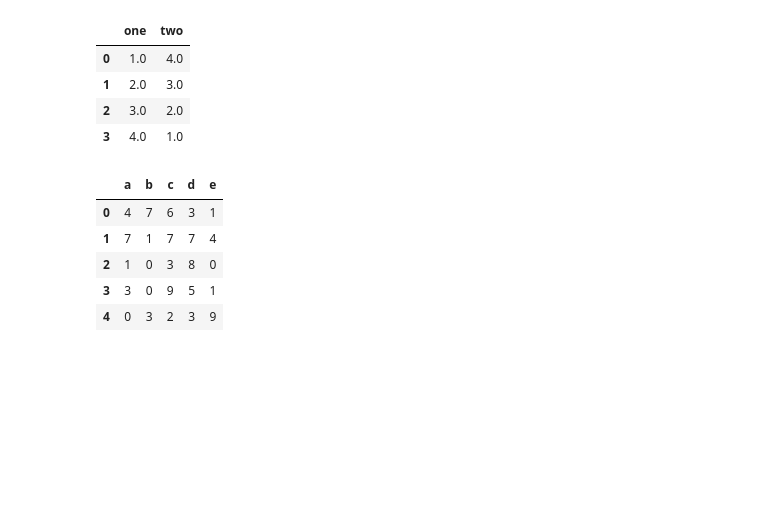
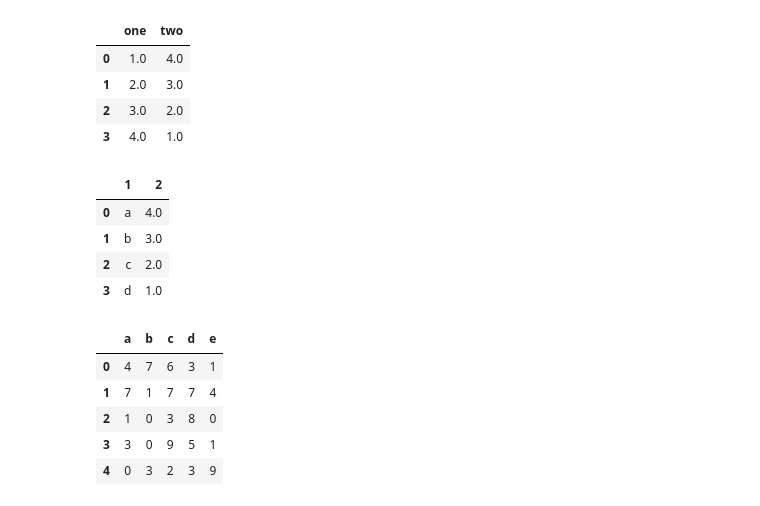
Before and after one commit to yuukionna022/Week1---Intro-to-Python, a Jupyter notebook: Introduction_to_Python.ipynb, the cells around one changed output. Cells and saved outputs as stored; diff of their text form; code cells hidden in the pictures; blank space fills up the shorter version.

```diff
--- a/Introduction_to_Python.ipynb
+++ b/Introduction_to_Python.ipynb
@@ -1216,6 +1285,16 @@ pd.DataFrame(d)
 | 1 | 2.0 | 3.0 |
 | 2 | 3.0 | 2.0 |
 | 3 | 4.0 | 1.0 |
+# %%
+#added example number 20
+d = {1 : ["a", "b", "c", "d"], 2: [4., 3., 2., 1.]}
+pd.DataFrame(d)
+# %% [output]
+|  | 1 | 2 |
+| 0 | a | 4.0 |
+| 1 | b | 3.0 |
+| 2 | c | 2.0 |
+| 3 | d | 1.0 |
 # %%
 df2 = pd.DataFrame(np.random.randint(low=0, high=10, size=(5, 5)), columns=['a', 'b', 'c', 'd', 'e'])
 df2
```
Also changed, not shown: parts of 15 cells of this notebook.
